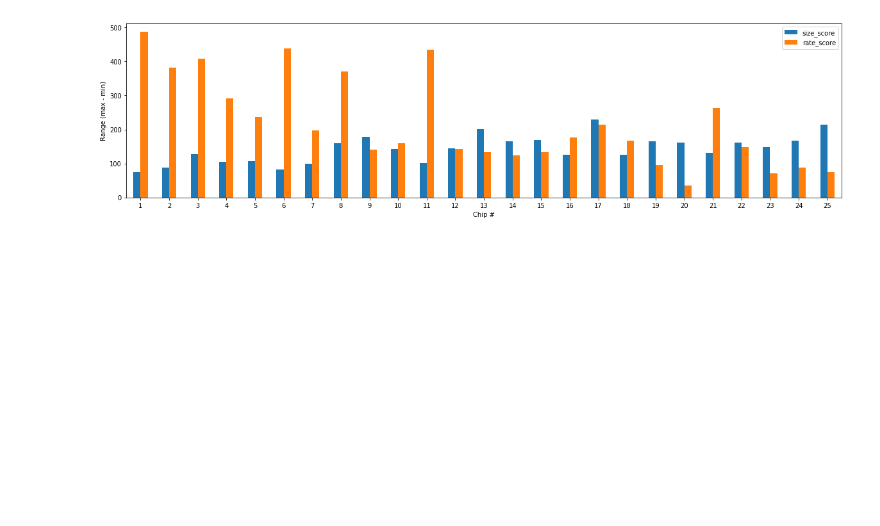
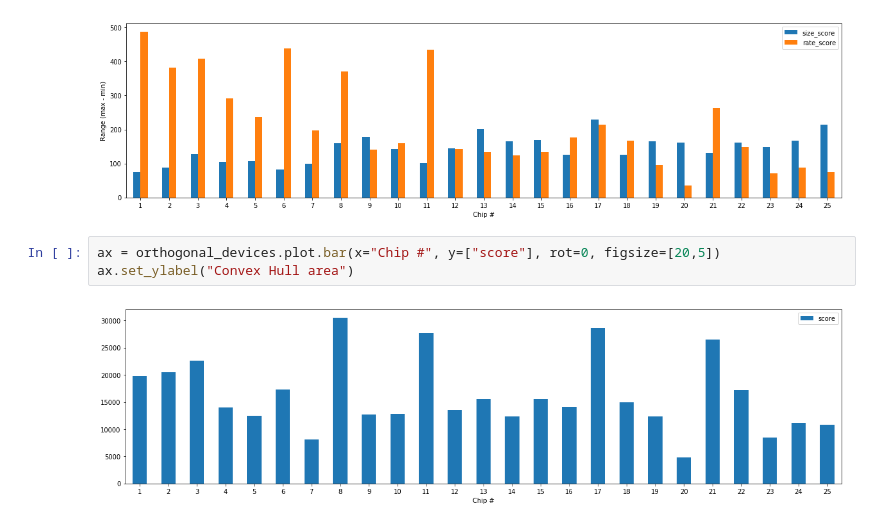
Before and after one commit to CIDARLAB/DAFD, a Jupyter notebook: rv_test.ipynb, the cells around one changed output. Saved outputs shown, nothing was run; the diff lists cells and outputs as text; blank space fills up the shorter version.

```diff
--- a/rv_test.ipynb
+++ b/rv_test.ipynb
@@ -184,3 +194,8 @@ ax.set_ylabel("Range (max - min)")
 # %% [output]
 Text(0, 0.5, 'Range (max - min)')
 [figure]
+# %%
+ax = orthogonal_devices.plot.bar(x="Chip #", y=["score"], rot=0, figsize=[20,5])
+ax.set_ylabel("Convex Hull area")
+# %% [output]
+[figure, added]
```
Also changed, not shown: parts of 4 cells of this notebook, 1 other file.
